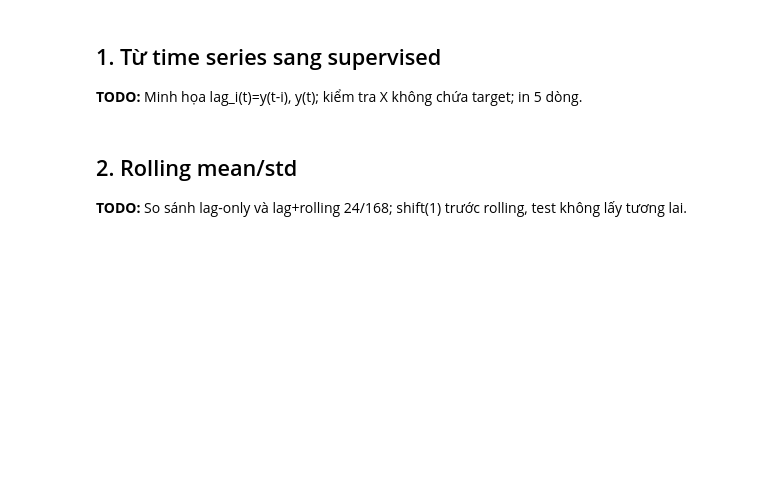
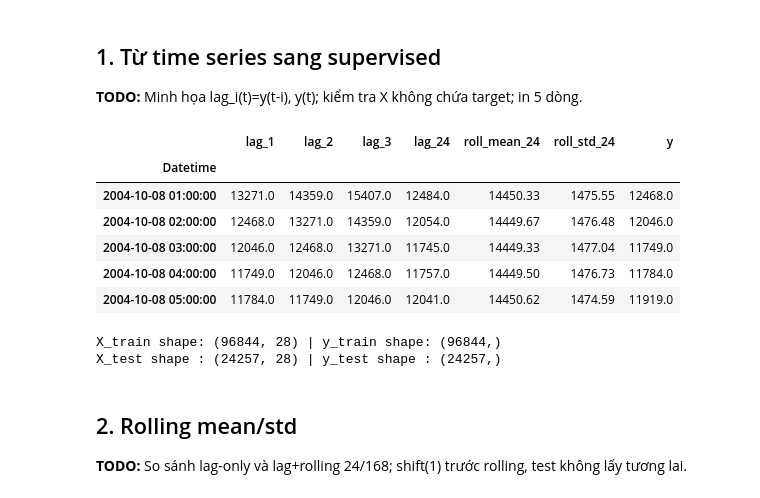
Before and after one commit to thvhieu/Time_series_lab3, a Jupyter notebook: notebooks/02_features_split.ipynb, the cells around one changed output. Saved outputs shown, nothing was run; the diff lists cells and outputs as text; code cells hidden in the pictures; blank space fills up the shorter version.

```diff
--- a/notebooks/02_features_split.ipynb
+++ b/notebooks/02_features_split.ipynb
@@ -31,8 +33,39 @@ print({"raw_rows": quality["raw_rows"], "train_rows": len(train),
 
 **TODO:** Minh họa lag_i(t)=y(t-i), y(t); kiểm tra X không chứa target; in 5 dòng.
 # %%
-# TODO: viết code tái tạo phần này và lưu output đúng hợp đồng.
-# TODO: bổ sung nhận xét dựa trên kết quả chạy thật.
+import pandas as pd
+
+# Kiểm tra X không chứa cột mục tiêu 'y' hay cờ 'observed'
+assert "y" not in X_train.columns and "observed" not in X_train.columns
+assert X_train.index.equals(y_train.index) and X_test.index.equals(y_test.index)
+
+# Kiểm chứng công thức lag_1(t) = y(t-1) và lag_24(t) = y(t-24) tại dòng đầu tiên của supervised
+t0 = supervised.index[0]
+history_ffill = frame["y"].ffill()
+assert supervised.loc[t0, "lag_1"] == history_ffill.loc[t0 - pd.Timedelta(hours=1)]
+assert supervised.loc[t0, "lag_24"] == history_ffill.loc[t0 - pd.Timedelta(hours=24)]
+
+# Bảng minh họa 5 dòng đầu tiên
+demo_cols = ["lag_1", "lag_2", "lag_3", "lag_24", "roll_mean_24", "roll_std_24", "y"]
+demo_5rows = supervised[demo_cols].head(5).round(2)
+display(demo_5rows)
+print(f"X_train shape: {X_train.shape} | y_train shape: {y_train.shape}")
+print(f"X_test shape : {X_test.shape} | y_test shape : {y_test.shape}")
+
+# Nhận xét:
+# - Mỗi dòng tại thời điểm t sử dụng các giá trị quá khứ lag_i(t) = y(t-i) (i = 1..24) để dự báo y(t).
+# - Tập đặc trưng X hoàn toàn tách biệt với biến mục tiêu y (28 cột đầu vào: 24 lag + 4 rolling).
+# - Index thời gian của X và y khớp nhau 100% và các giờ thiếu target gốc (observed=False) đã được loại bỏ khỏi tập chấm điểm.
+# %% [output]
+|  | lag_1 | lag_2 | lag_3 | lag_24 | roll_mean_24 | roll_std_24 | y |
+| Datetime |  |  |  |  |  |  |  |
+| 2004-10-08 01:00:00 | 13271.0 | 14359.0 | 15407.0 | 12484.0 | 14450.33 | 1475.55 | 12468.0 |
+| 2004-10-08 02:00:00 | 12468.0 | 13271.0 | 14359.0 | 12054.0 | 14449.67 | 1476.48 | 12046.0 |
+| 2004-10-08 03:00:00 | 12046.0 | 12468.0 | 13271.0 | 11745.0 | 14449.33 | 1477.04 | 11749.0 |
+| 2004-10-08 04:00:00 | 11749.0 | 12046.0 | 12468.0 | 11757.0 | 14449.50 | 1476.73 | 11784.0 |
+| 2004-10-08 05:00:00 | 11784.0 | 11749.0 | 12046.0 | 12041.0 | 14450.62 | 1474.59 | 11919.0 |
+X_train shape: (96844, 28) | y_train shape: (96844,)
+X_test shape : (24257, 28) | y_test shape : (24257,)
 # %% [markdown]
 ## 2. Rolling mean/std
 
```
Also changed, not shown: parts of 5 cells of this notebook, 4 other files.
